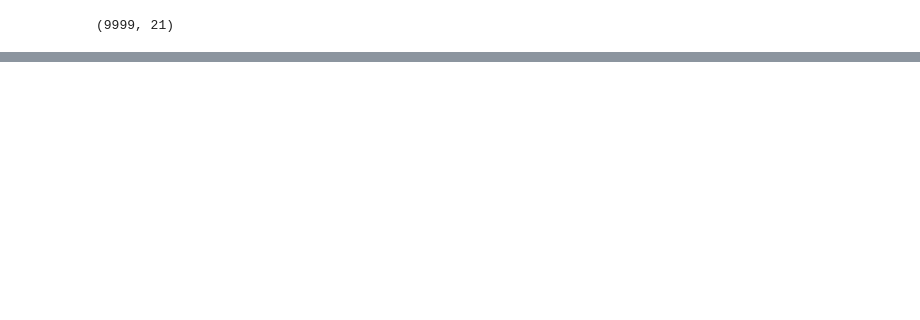
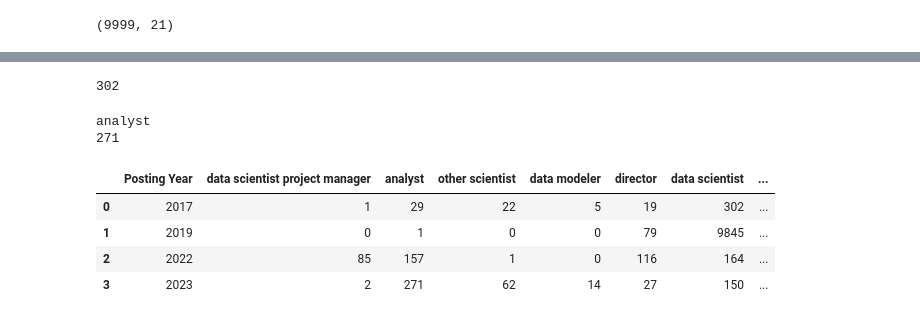
Before and after one commit to devinsuy/DataScience-Jobs-Viz, a Jupyter notebook: notebooks/python/Data Science Jobs Data/EDA_Time_Series.ipynb, the cells around one changed output, grey strips where cells are left out. Drawn from its saved outputs; the diff is of its cells as text; code cells hidden in the pictures; blank space fills up the shorter version.

```diff
--- a/notebooks/python/Data Science Jobs Data/EDA_Time_Series.ipynb
+++ b/notebooks/python/Data Science Jobs Data/EDA_Time_Series.ipynb
@@ -162,0 +193,3 @@ df_2023.shape
+# %%
+df_2019_job_counts = df_2019['cleansed_job_title'].value_counts().sort_index()
+df_2019_job_counts
@@ -162,0 +250,35 @@ df_2023.shape
+# %%
+df_2017_job_counts['data scientist']
+# %% [output]
+302
+# %%
+for i, x in df_2023_job_counts.items():
+    print(i)
+    print(x)
+    break
+# %% [output]
+analyst
+271
+# %%
+# Generate the stacked data
+data_stacked = {
+    'Posting Year': [2017, 2019, 2022, 2023]
+}
+for job_title in job_categories:
+    data_stacked[job_title] = []
+
+    for job_counts in [df_2017_job_counts, df_2019_job_counts, df_2022_job_counts, df_2023_job_counts]:
+        counts = 0
+        if job_title in job_counts:
+            counts = job_counts[job_title]
+
+        data_stacked[job_title].append(counts)
+
+df_title_stacked = pd.DataFrame(data_stacked)
+df_title_stacked
+# %% [output]
+|  | Posting Year | data scientist project manager | analyst | other scientist | data modeler | director | data scientist | ... |
+| 0 | 2017 | 1 | 29 | 22 | 5 | 19 | 302 | ... |
+| 1 | 2019 | 0 | 1 | 0 | 0 | 79 | 9845 | ... |
+| 2 | 2022 | 85 | 157 | 1 | 0 | 116 | 164 | ... |
+| 3 | 2023 | 2 | 271 | 62 | 14 | 27 | 150 | ... |
```
Also changed, not shown: parts of 24 cells of this notebook, 1 other file.
